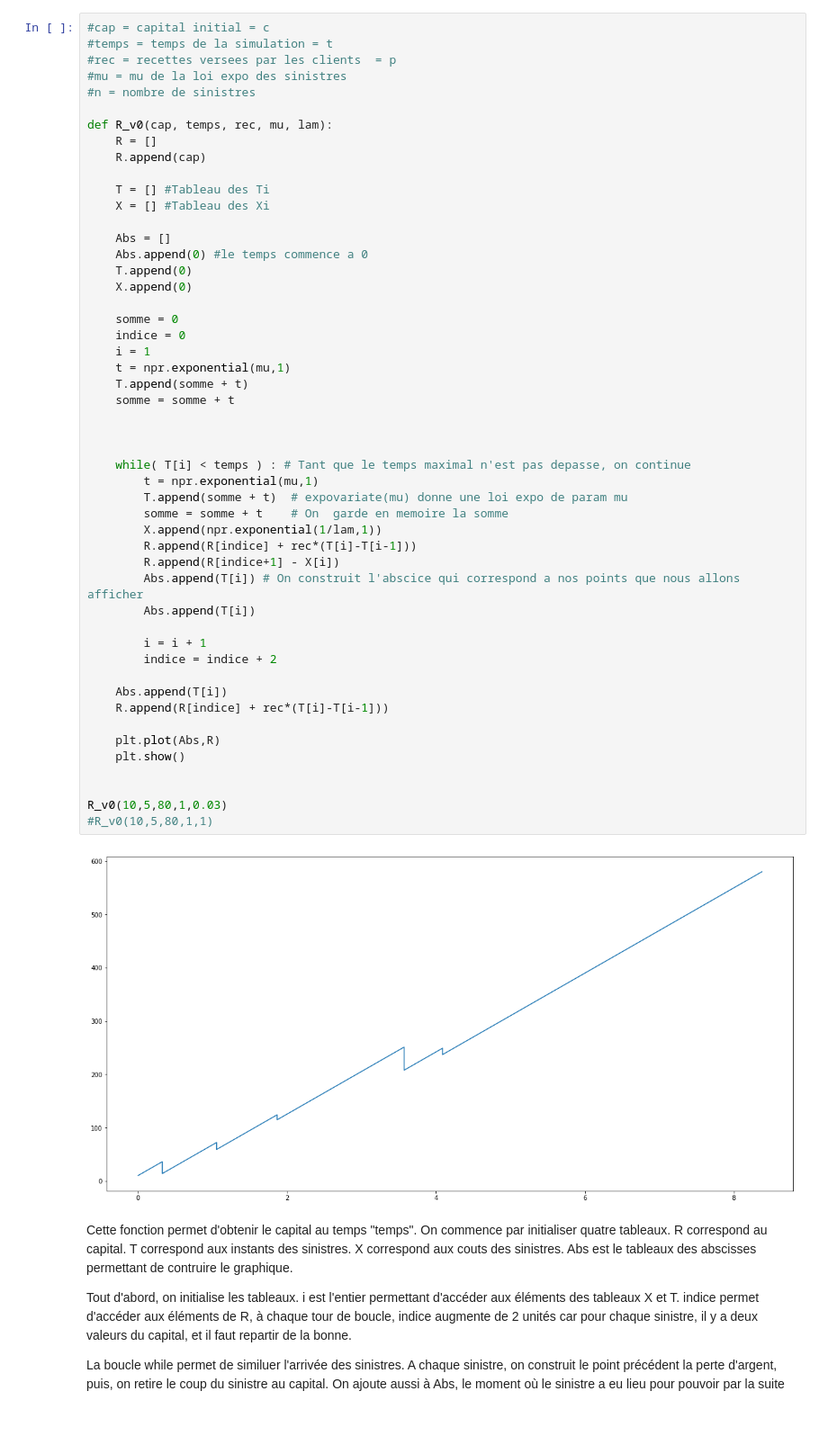
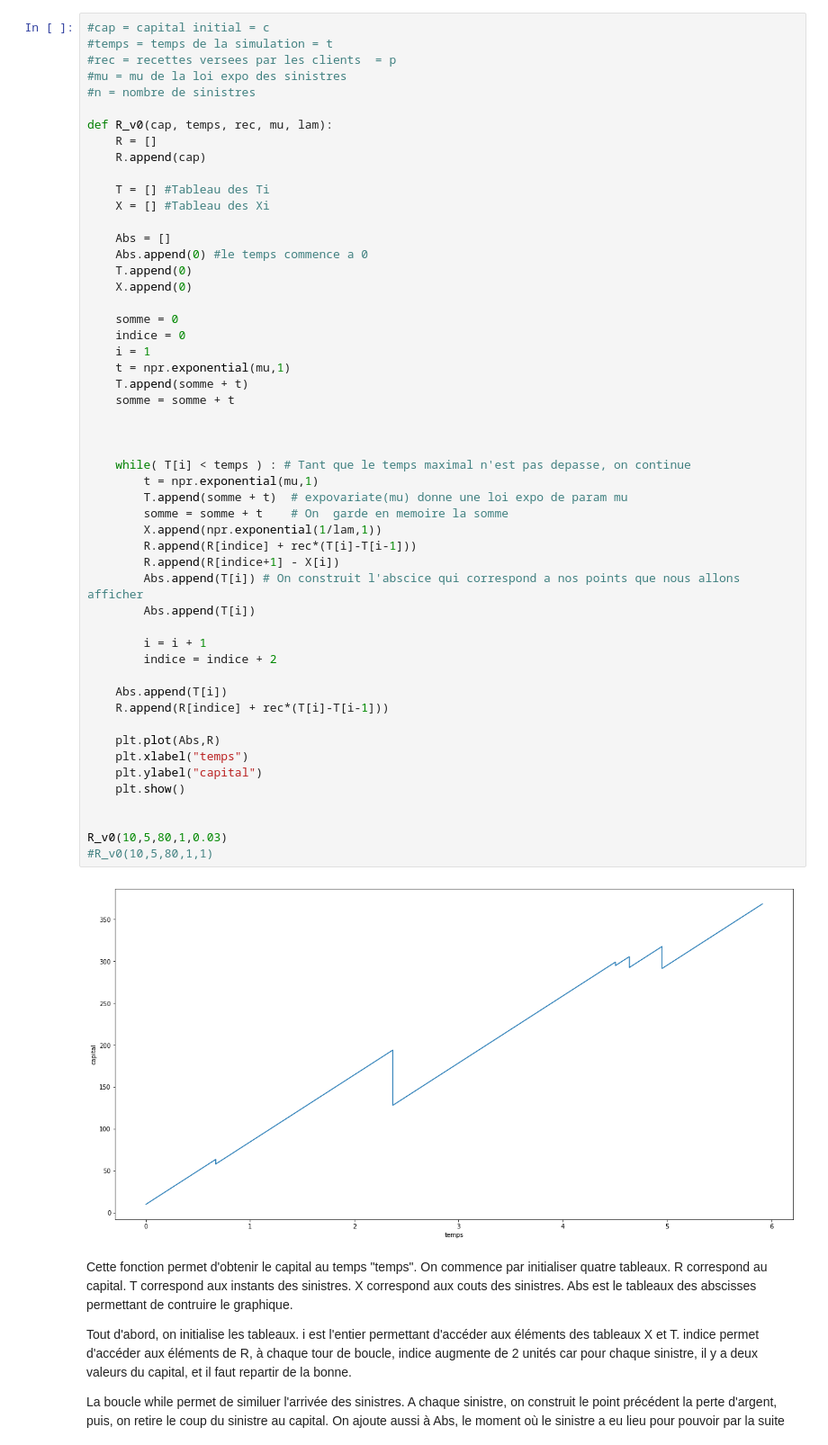
Before and after one commit to Oneway81/Grp-Tra-App, a Jupyter notebook: rendu.ipynb, the cells around one changed output. Shown at 90% size. Cells and saved outputs as stored; diff of their text form; blank space fills up the shorter version.

```diff
--- a/rendu.ipynb
+++ b/rendu.ipynb
@@ -32,34 +33,36 @@ def R_v0(cap, temps, rec, mu, lam):
     i = 1
     t = npr.exponential(mu,1)
     T.append(somme + t)
     somme = somme + t
 
 
 
     while( T[i] < temps ) : # Tant que le temps maximal n'est pas depasse, on continue
         t = npr.exponential(mu,1)
         T.append(somme + t)  # expovariate(mu) donne une loi expo de param mu
         somme = somme + t    # On  garde en memoire la somme
         X.append(npr.exponential(1/lam,1))
         R.append(R[indice] + rec*(T[i]-T[i-1]))
         R.append(R[indice+1] - X[i])
         Abs.append(T[i]) # On construit l'abscice qui correspond a nos points que nous allons afficher
         Abs.append(T[i])
 
         i = i + 1
         indice = indice + 2
 
     Abs.append(T[i])
     R.append(R[indice] + rec*(T[i]-T[i-1]))
 
     plt.plot(Abs,R)
+    plt.xlabel("temps")
+    plt.ylabel("capital")
     plt.show()
 
 
 R_v0(10,5,80,1,0.03)
 #R_v0(10,5,80,1,1)
 # %% [output]
-[figure, old version]
+[figure, new version]
 # %% [markdown]
 Cette fonction permet d'obtenir le capital au temps "temps". On commence par initialiser quatre tableaux.
 R correspond au capital.
```
Also changed, not shown: parts of 22 cells of this notebook.
